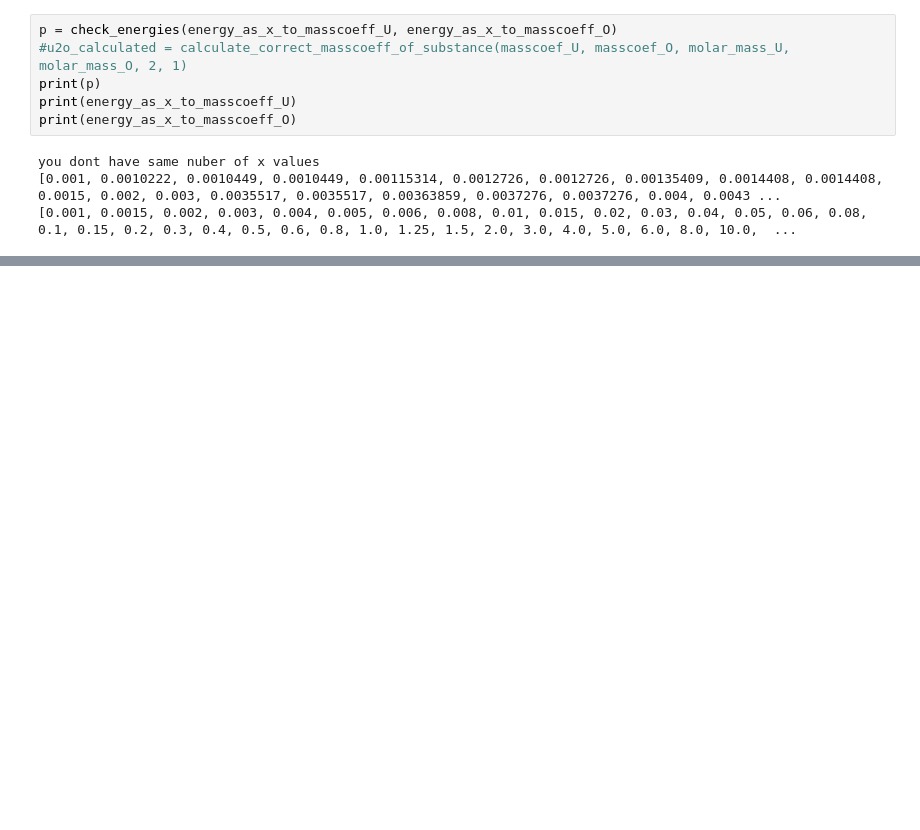
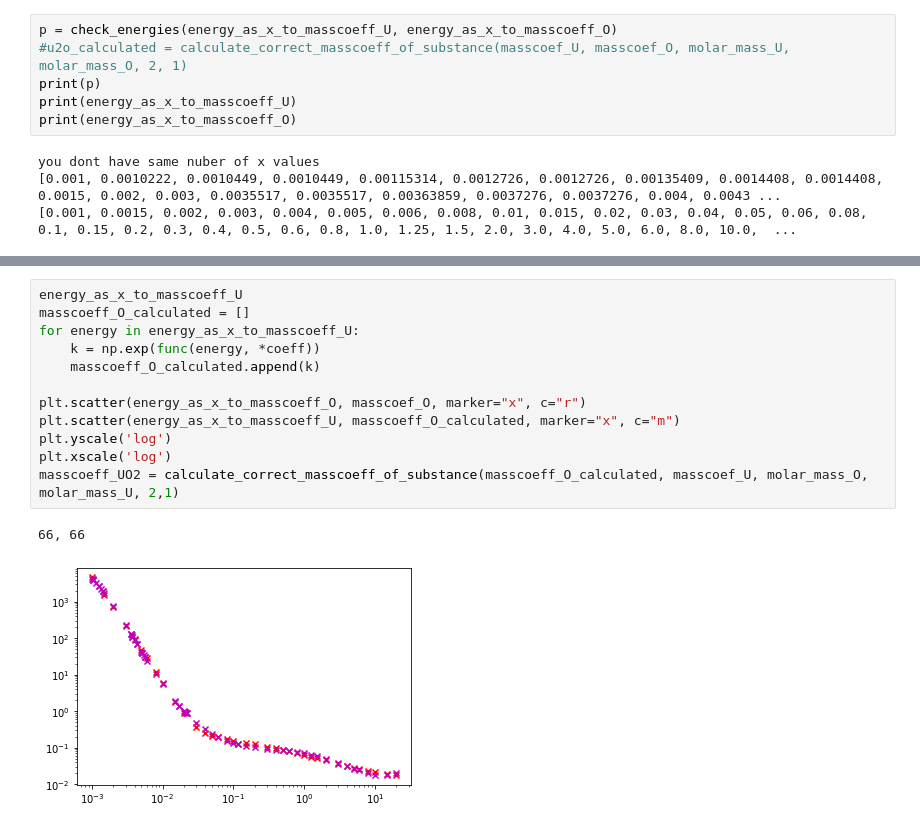
Before and after one commit to davidSkrob/maturitni_prace, a Jupyter notebook: data_analysis_python/water_absorb.ipynb, the cells around one changed output, grey strips where cells are left out. Saved outputs shown, nothing was run; the diff lists cells and outputs as text; blank space fills up the shorter version.

```diff
--- a/data_analysis_python/water_absorb.ipynb
+++ b/data_analysis_python/water_absorb.ipynb
@@ -135,0 +149,15 @@ Invalid limit will be ignored.
+# %%
+energy_as_x_to_masscoeff_U
+masscoeff_O_calculated = []
+for energy in energy_as_x_to_masscoeff_U:
+    k = np.exp(func(energy, *coeff))
+    masscoeff_O_calculated.append(k)
+
+plt.scatter(energy_as_x_to_masscoeff_O, masscoef_O, marker="x", c="r")
+plt.scatter(energy_as_x_to_masscoeff_U, masscoeff_O_calculated, marker="x", c="m")
+plt.yscale('log')
+plt.xscale('log')
+masscoeff_UO2 = calculate_correct_masscoeff_of_substance(masscoeff_O_calculated, masscoef_U, molar_mass_O, molar_mass_U, 2,1)
+# %% [output]
+66, 66
+[figure, added]
```
Also changed, not shown: parts of 6 cells of this notebook, 8 other files.
